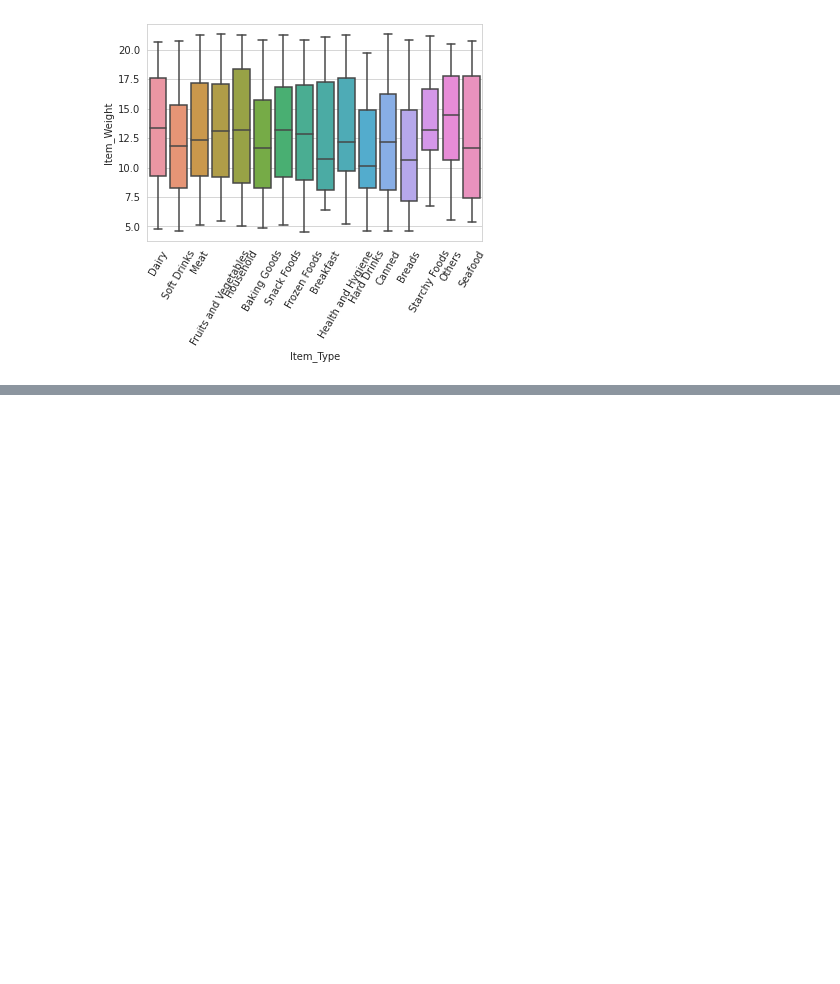
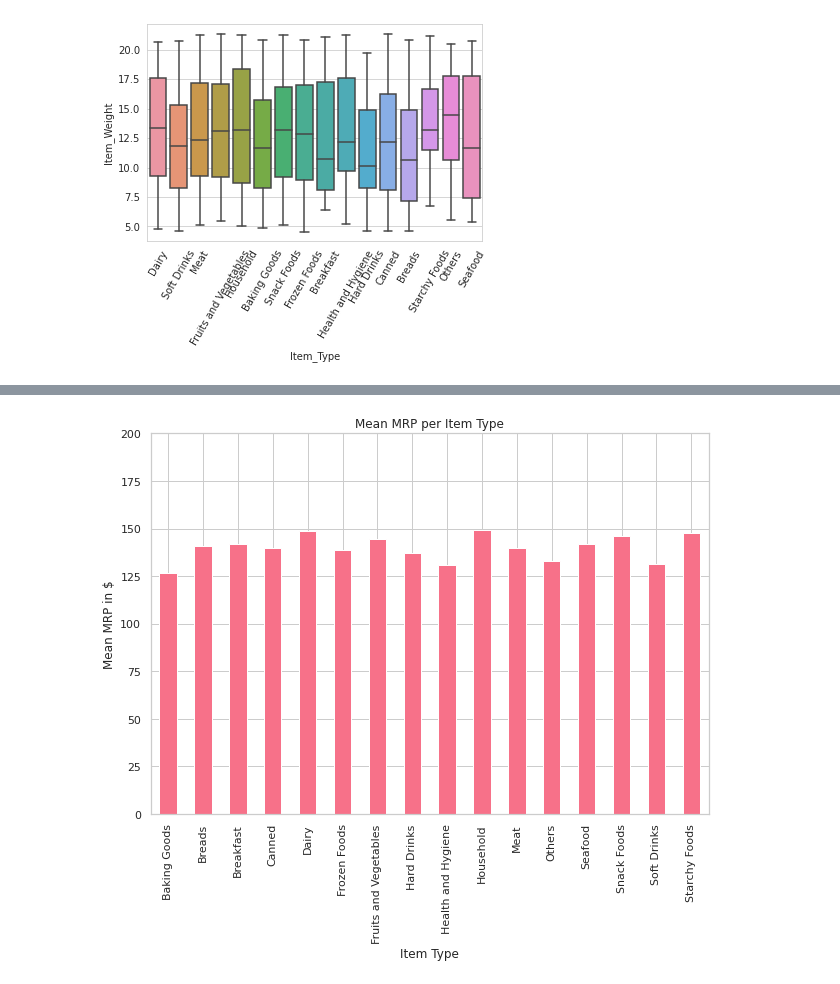
Before and after one commit to mopferman/sales-predictions, a Jupyter notebook: sales_predictions.ipynb, the cells around one changed output, grey strips where cells are left out. Cells and saved outputs as stored; diff of their text form; code cells hidden in the pictures; blank space fills up the shorter version.

```diff
--- a/sales_predictions.ipynb
+++ b/sales_predictions.ipynb
@@ -76,0 +85,7 @@ sns.heatmap(corr, cmap = "Greens", annot = True);
+# %%
+MRPItem = df.groupby(['Item_Type'])['Item_MRP'].mean()
+sns.set_theme(style="whitegrid", palette='husl')
+plt.ylim(0, 200)
+MRPItem.plot(kind='bar', title='Mean MRP per Item Type', ylabel='Mean MRP in $',xlabel='Item Type', figsize=(10, 7));
+# %% [output]
+[figure, added]
```
Also changed, not shown: parts of 3 cells of this notebook.
